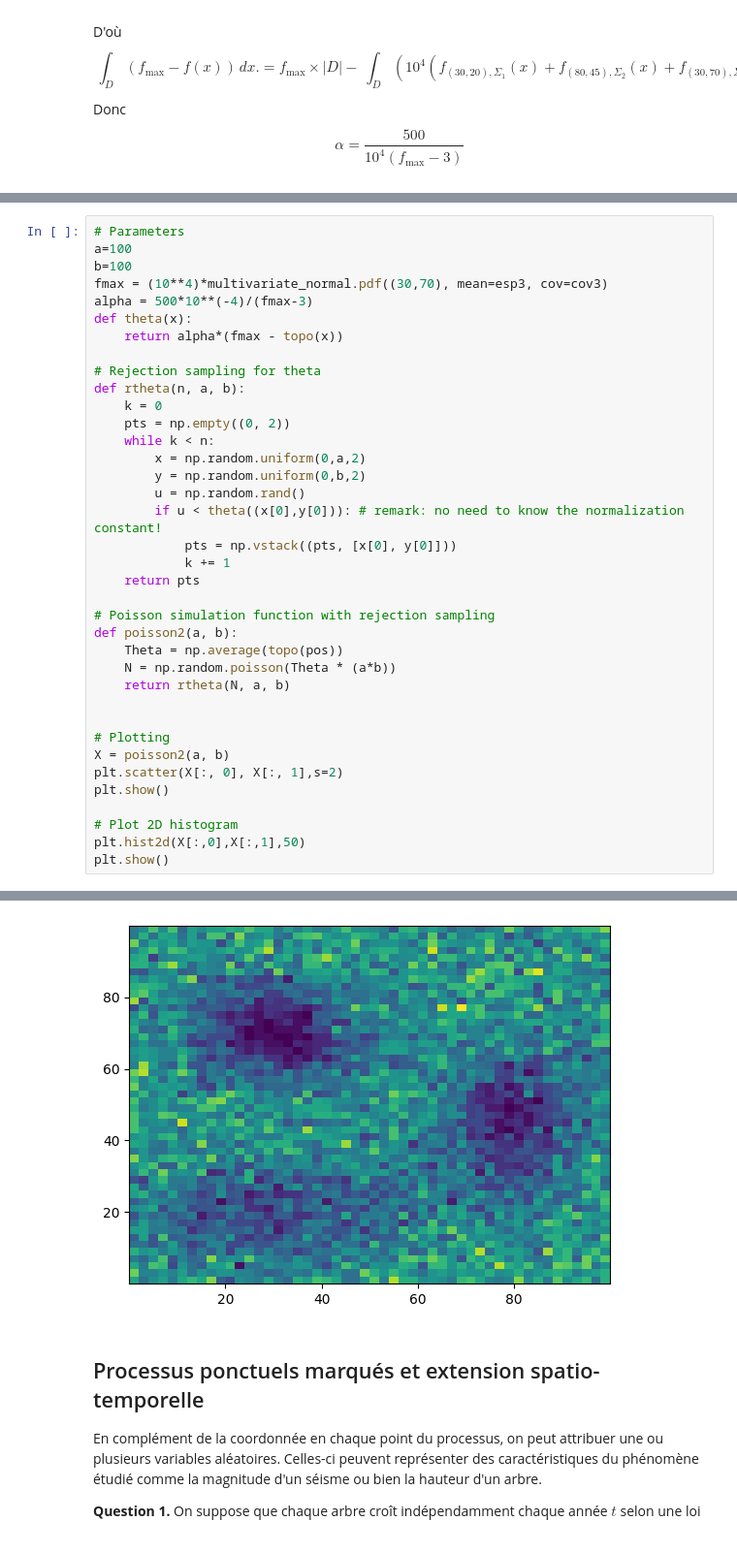
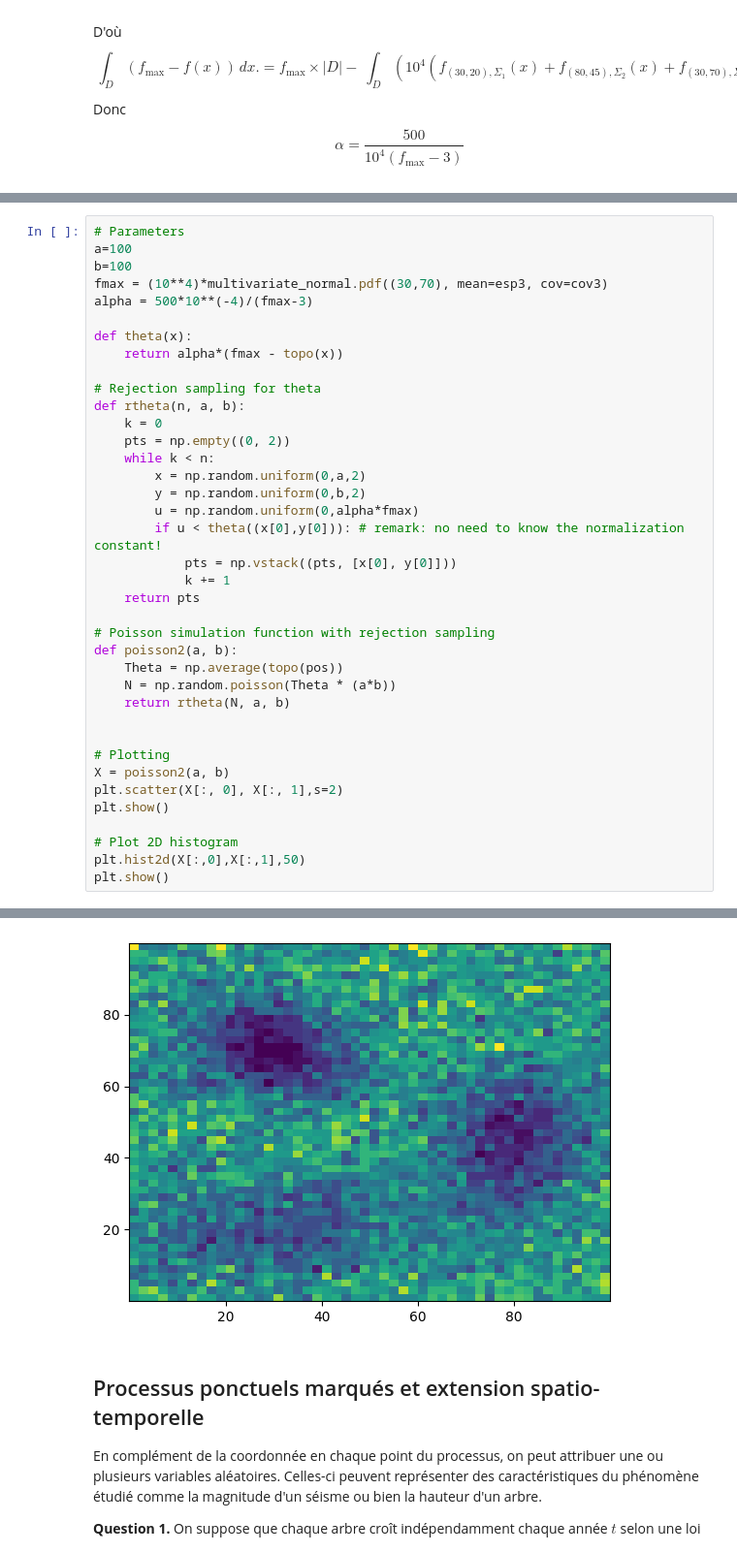
Before and after one commit to JulieBoyer/CotteBoyer, a Jupyter notebook: ProjetProbabilités2.ipynb, the cells around one changed output, grey strips where cells are left out. Shown at 97% size. Drawn from its saved outputs; the diff is of its cells as text.

```diff
--- a/ProjetProbabilités2.ipynb
+++ b/ProjetProbabilités2.ipynb
@@ -458,6 +433,7 @@ a=100
 b=100
 fmax = (10**4)*multivariate_normal.pdf((30,70), mean=esp3, cov=cov3)
 alpha = 500*10**(-4)/(fmax-3)
+
 def theta(x):
     return alpha*(fmax - topo(x))
 
@@ -468,7 +444,7 @@ def rtheta(n, a, b):
     while k < n:
         x = np.random.uniform(0,a,2)
         y = np.random.uniform(0,b,2)
-        u = np.random.rand()
+        u = np.random.uniform(0,alpha*fmax)
         if u < theta((x[0],y[0])): # remark: no need to know the normalization constant!
             pts = np.vstack((pts, [x[0], y[0]]))
             k += 1
@@ -494,4 +470,4 @@ plt.show()
-[figure, old version]
+[figure, new version]
 # %% [markdown]
 ## Processus ponctuels marqués et extension spatio-temporelle
 
```
Also changed, not shown: parts of 11 cells of this notebook.
